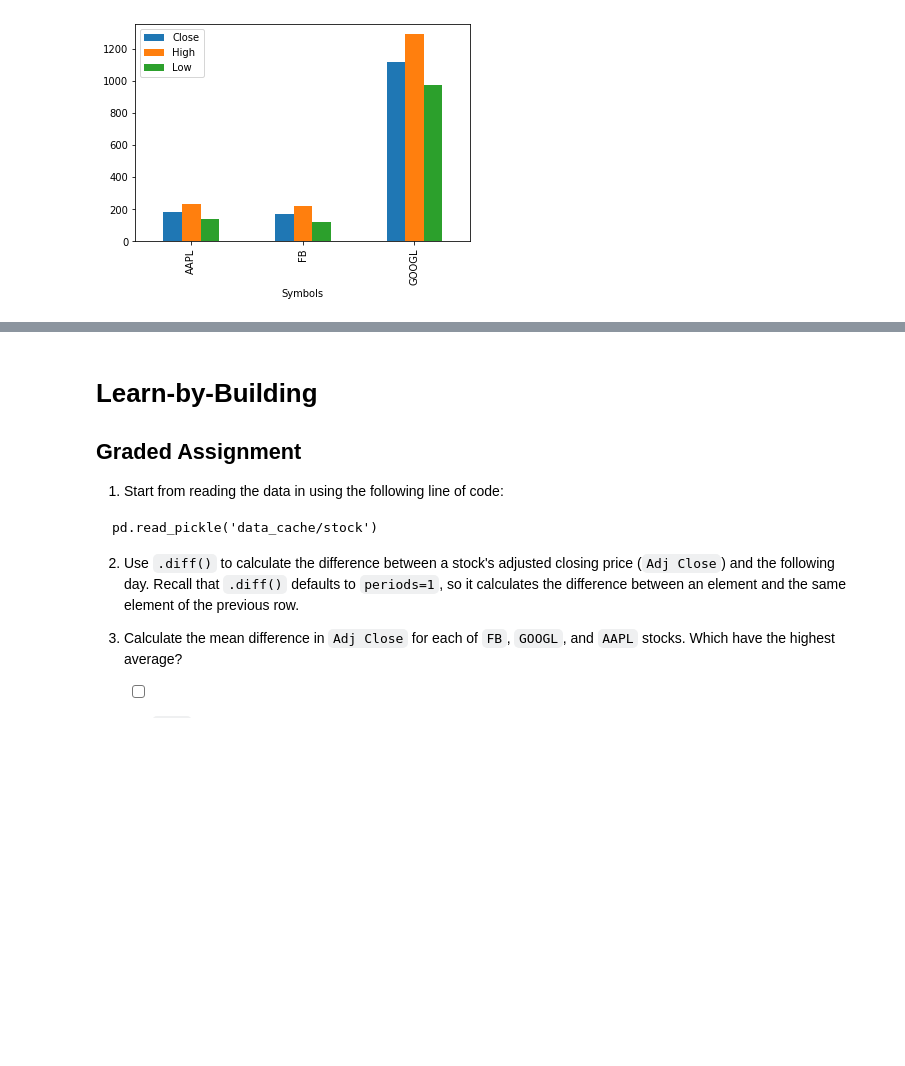
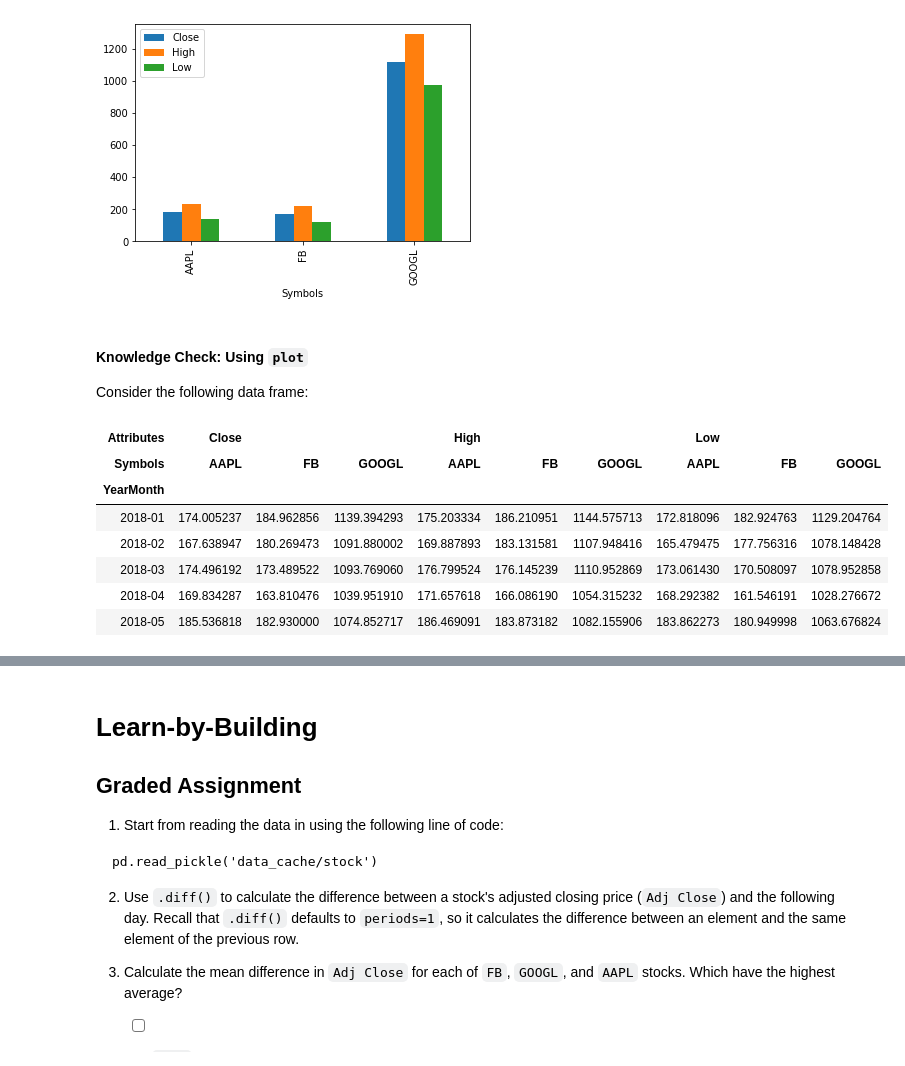
Before and after one commit to onlyphantom/dataanalysis, a Jupyter notebook: 3_Reshaping_Visual.ipynb, the cells around one changed output, grey strips where cells are left out. Cells and saved outputs as stored; diff of their text form; code cells hidden in the pictures; blank space fills up the shorter version.

Commit message:
add knowledge check

```diff
--- a/3_Reshaping_Visual.ipynb
+++ b/3_Reshaping_Visual.ipynb
@@ -532,3 +532,22 @@ stock.stack().reset_index().groupby('Symbols').agg({
 # %% [output]
 <matplotlib.axes._subplots.AxesSubplot at 0x...>
 [figure]
+# %% [markdown]
+#### Knowledge Check: Using `plot`
+
+Consider the following data frame:
+# %%
+import datetime
+
+stock['YearMonth'] = pd.to_datetime(stock.index.date).to_period('M')
+monthly_closing = stock.groupby('YearMonth').mean().loc[:,['Close','Low', 'High']]
+monthly_closing.head()
+# %% [output]
+| Attributes | Close |  |  | High |  |  | Low |  |  |
+| Symbols | AAPL | FB | GOOGL | AAPL | FB | GOOGL | AAPL | FB | GOOGL |
+| YearMonth |  |  |  |  |  |  |  |  |  |
+| 2018-01 | 174.005237 | 184.962856 | 1139.394293 | 175.203334 | 186.210951 | 1144.575713 | 172.818096 | 182.924763 | 1129.204764 |
+| 2018-02 | 167.638947 | 180.269473 | 1091.880002 | 169.887893 | 183.131581 | 1107.948416 | 165.479475 | 177.756316 | 1078.148428 |
+| 2018-03 | 174.496192 | 173.489522 | 1093.769060 | 176.799524 | 176.145239 | 1110.952869 | 173.061430 | 170.508097 | 1078.952858 |
+| 2018-04 | 169.834287 | 163.810476 | 1039.951910 | 171.657618 | 166.086190 | 1054.315232 | 168.292382 | 161.546191 | 1028.276672 |
+| 2018-05 | 185.536818 | 182.930000 | 1074.852717 | 186.469091 | 183.873182 | 1082.155906 | 183.862273 | 180.949998 | 1063.676824 |
```
Also changed, not shown: parts of 2 cells of this notebook.
